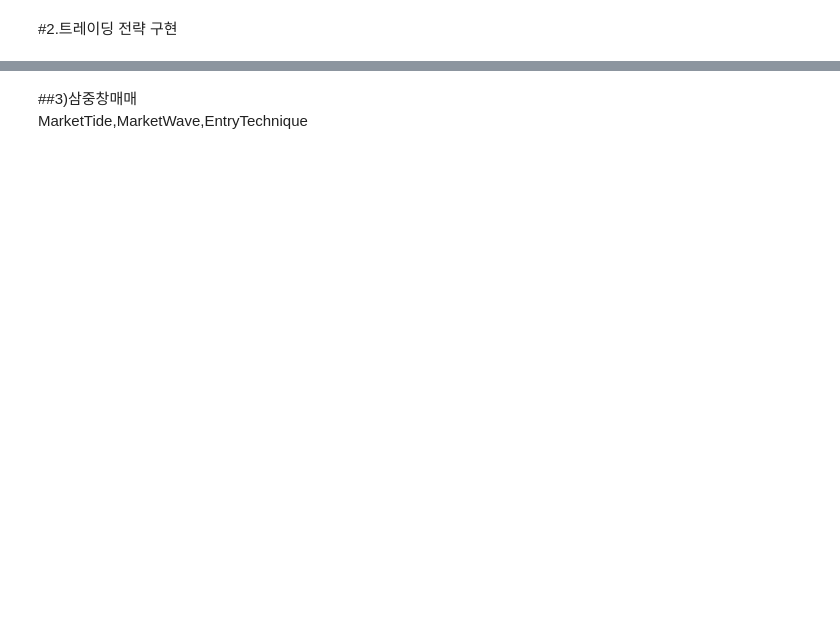
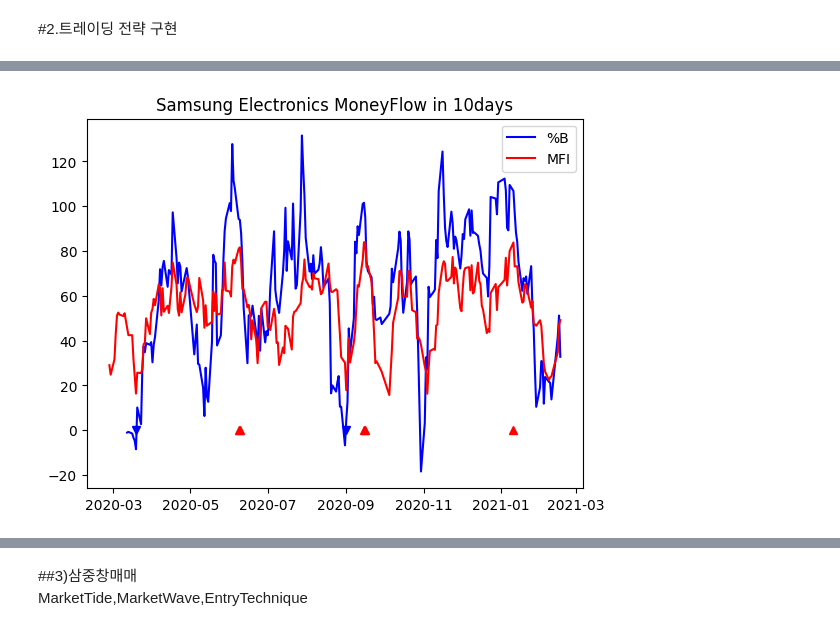
Before and after one commit to DongjunYou/PersonalProject_TradingBot, a Jupyter notebook: 2.Visualization/Visualization.ipynb, the cells around one changed output, grey strips where cells are left out. Saved outputs shown, nothing was run; the diff lists cells and outputs as text; code cells hidden in the pictures; blank space fills up the shorter version.

```diff
--- a/2.Visualization/Visualization.ipynb
+++ b/2.Visualization/Visualization.ipynb
@@ -127,0 +238,27 @@ plt.show()
+# %%
+sm_df['%B']=100*(sm_df['Close']-sm_df['Lower'])/(sm_df['Upper']-sm_df['Lower'])
+sm_df['TP']=(sm_df['High']+sm_df['Low']+sm_df['Close'])/3 #최고,최저,종가(Open빼고)
+sm_df['PMF']=0
+sm_df['NMF']=0
+for i in range(len(sm_df.Close)-1):
+  if sm_df.TP.values[i]<sm_df.TP.values[i+1]: #증가할때 리스트의 i+1번째 원소
+     sm_df.PMF.values[i+1]=sm_df.TP.values[i+1]*sm_df.Volume.values[i+1]
+     sm_df.NMF.values[i+1]=0 #둘다 동시입력(null값없게)
+  else:
+     sm_df.NMF.values[i+1]=sm_df.TP.values[i+1]*sm_df.Volume.values[i+1]
+     sm_df.PMF.values[i+1]=0
+sm_df['MF']=sm_df.PMF.rolling(window=10).sum()/sm_df.NMF.rolling(window=10).sum() #MF는 특정기간동안의 수치
+sm_df['MFI10']=100-100/(1+sm_df['MF']) #공식 암기하기
+# %%
+plt.plot(sm_df.index,sm_df['%B'],'b',label='%B')
+plt.plot(sm_df.index,sm_df['MFI10'],'r',label='MFI')
+for i in range(len(sm_df['Close'])):
+  if sm_df['%B'].values[i]>80 and sm_df['MFI10'].values[i]>80:
+    plt.plot(sm_df.index.values[i],0,'r^') #^v shows shape #index시리즈가 아니라 list의 i번째원소가 필요
+  if sm_df['%B'].values[i]<20 and sm_df['MFI10'].values[i]<20:
+    plt.plot(sm_df.index.values[i],0,'bv')
+plt.title('Samsung Electronics MoneyFlow in 10days')
+plt.legend(loc='best')
+plt.show()
+# %% [output]
+[figure, added]
```
Also changed, not shown: parts of 22 cells of this notebook.
